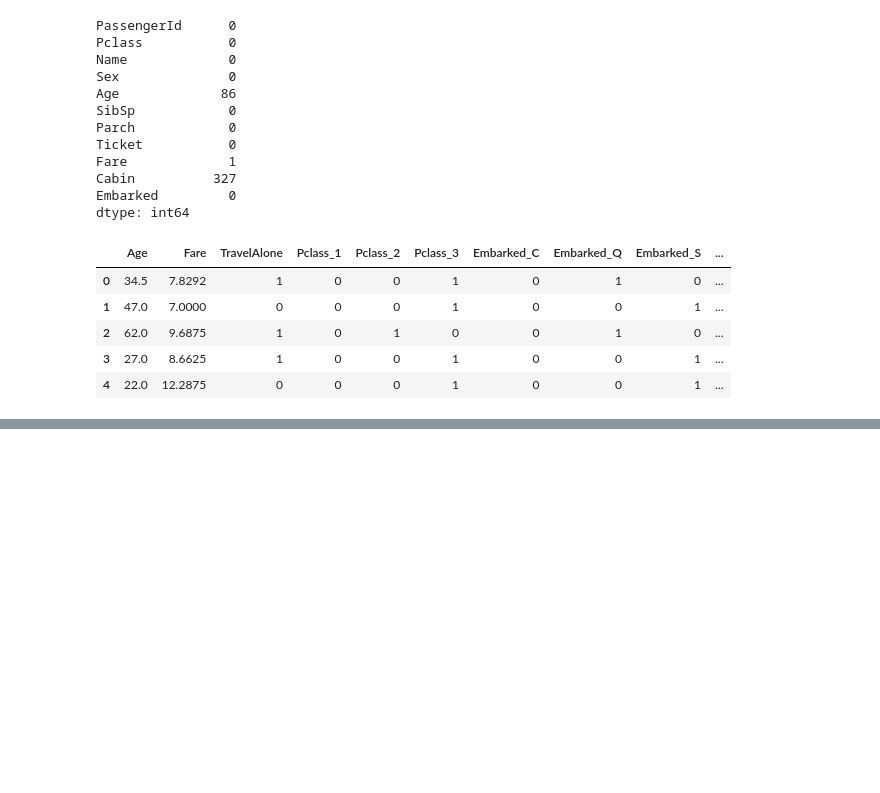
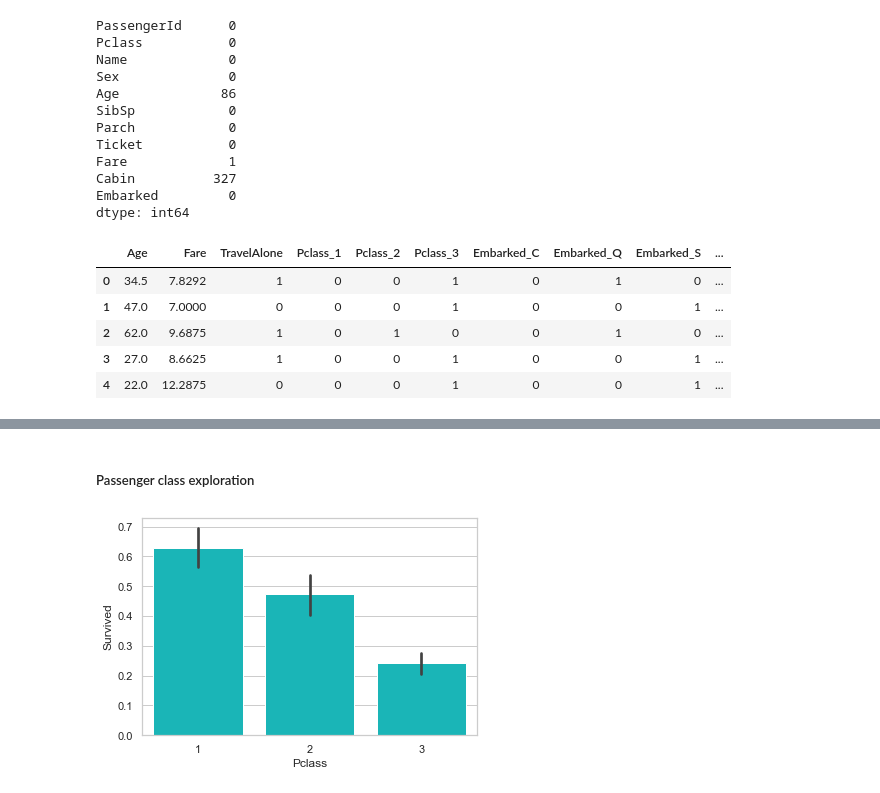
Before and after one commit to mdodovic/Logistic-Regression, a Jupyter notebook: logistic_regression.ipynb, the cells around one changed output, grey strips where cells are left out. Saved outputs shown, nothing was run; the diff lists cells and outputs as text; code cells hidden in the pictures; blank space fills up the shorter version.

```diff
--- a/logistic_regression.ipynb
+++ b/logistic_regression.ipynb
@@ -227,0 +260,7 @@ final_test.head()
+# %% [markdown]
+##### Passenger class exploration
+# %%
+sns.barplot('Pclass', 'Survived', data=train_df, color="darkturquoise")
+plt.show()
+# %% [output]
+[figure, added]
```
Also changed, not shown: parts of 16 cells of this notebook.
